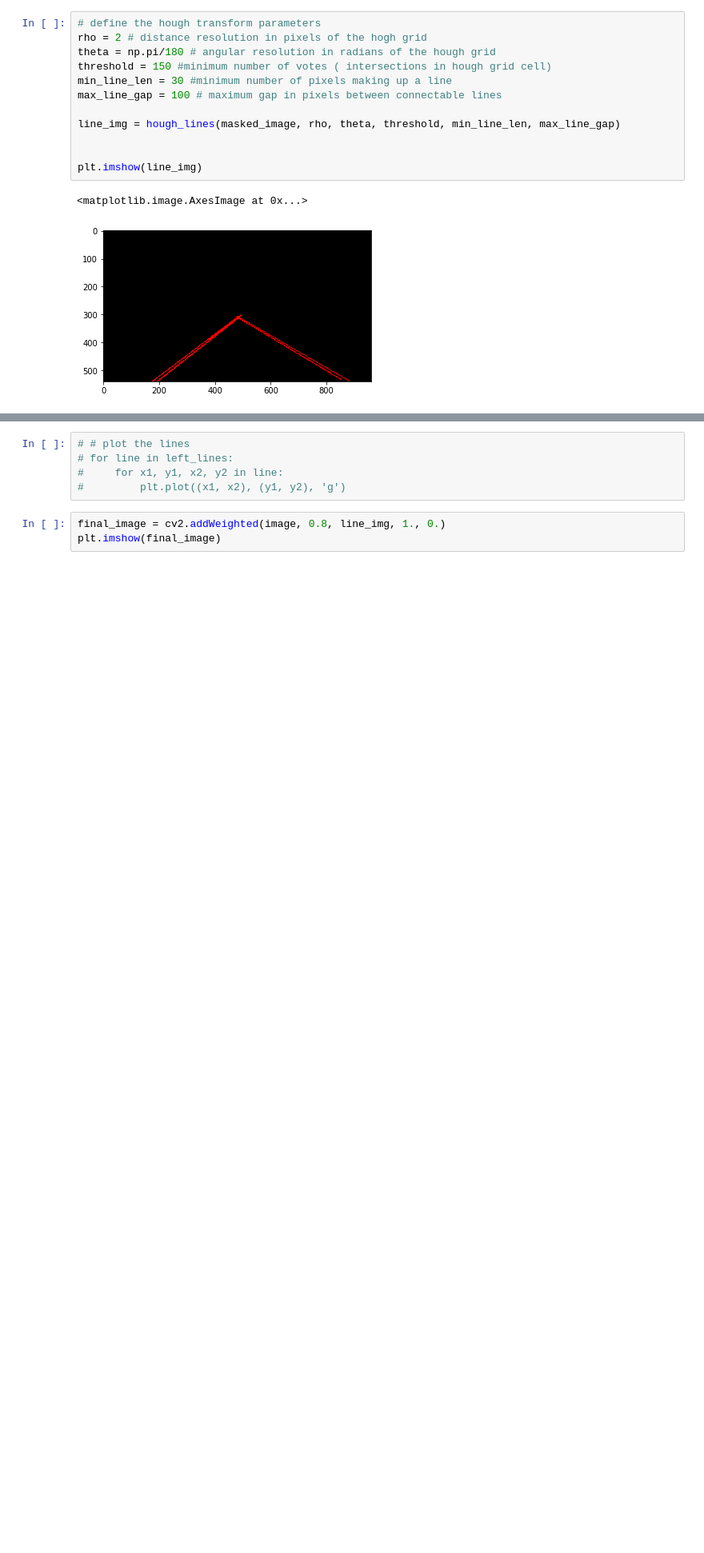
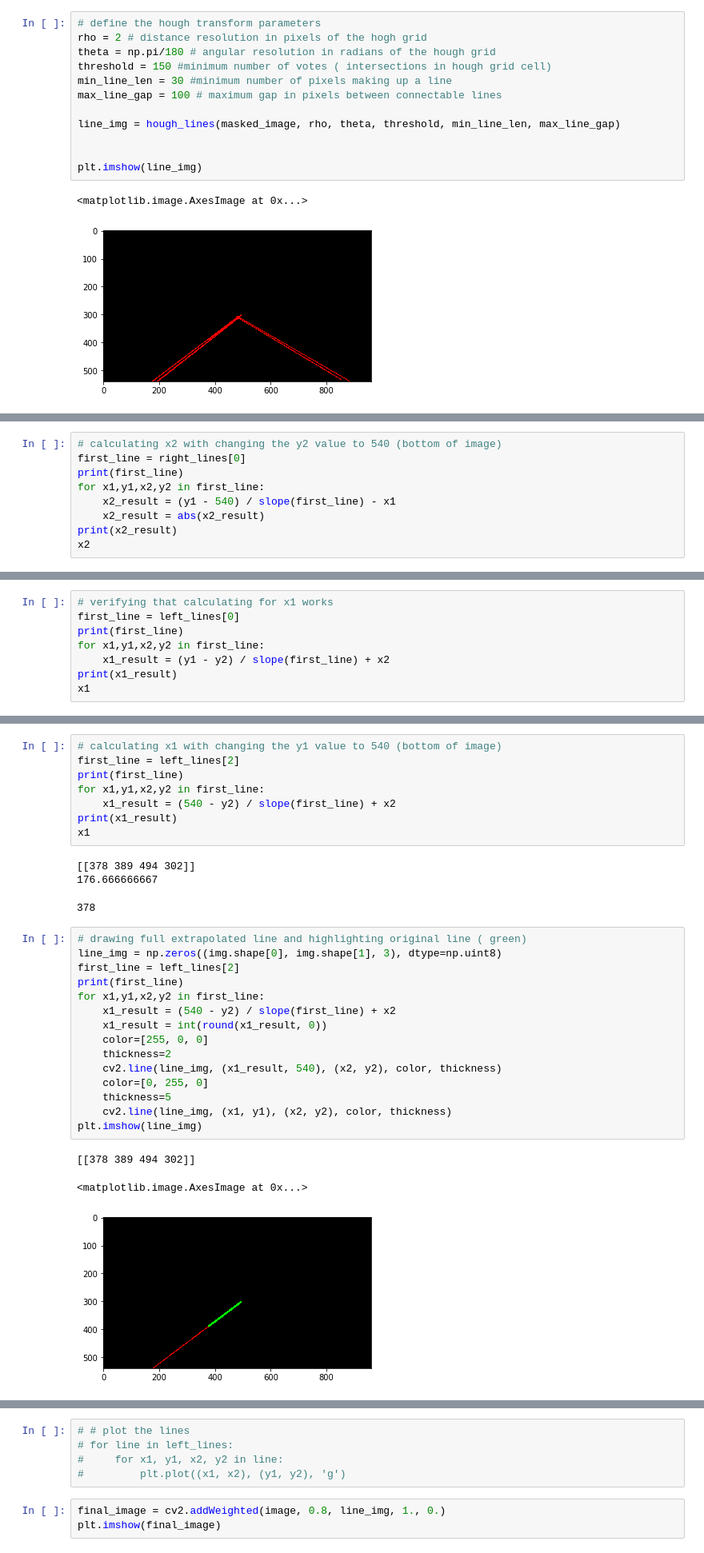
Before and after one commit to c1505/CarND-LaneLines-P1, a Jupyter notebook: P1.ipynb, the cells around one changed output, grey strips where cells are left out. Shown at 80% size. Saved outputs shown, nothing was run; the diff lists cells and outputs as text; blank space fills up the shorter version.

```diff
--- a/P1.ipynb
+++ b/P1.ipynb
@@ -289,0 +326,9 @@ plt.imshow(line_img)
+# %%
+# calculating x2 with changing the y2 value to 540 (bottom of image)
+first_line = right_lines[0]
+print(first_line)
+for x1,y1,x2,y2 in first_line:
+    x2_result = (y1 - 540) / slope(first_line) - x1
+    x2_result = abs(x2_result)
+print(x2_result)
+x2
@@ -289,0 +339,8 @@ plt.imshow(line_img)
+# %%
+# verifying that calculating for x1 works
+first_line = left_lines[0]
+print(first_line)
+for x1,y1,x2,y2 in first_line:
+    x1_result = (y1 - y2) / slope(first_line) + x2
+print(x1_result)
+x1
@@ -289,0 +351,31 @@ plt.imshow(line_img)
+# %%
+# calculating x1 with changing the y1 value to 540 (bottom of image)
+first_line = left_lines[2]
+print(first_line)
+for x1,y1,x2,y2 in first_line:
+    x1_result = (540 - y2) / slope(first_line) + x2
+print(x1_result)
+x1
+# %% [output]
+[[378 389 494 302]]
+176.666666667
+378
+# %%
+# drawing full extrapolated line and highlighting original line ( green)
+line_img = np.zeros((img.shape[0], img.shape[1], 3), dtype=np.uint8)
+first_line = left_lines[2]
+print(first_line)
+for x1,y1,x2,y2 in first_line:
+    x1_result = (540 - y2) / slope(first_line) + x2
+    x1_result = int(round(x1_result, 0))
+    color=[255, 0, 0]
+    thickness=2
+    cv2.line(line_img, (x1_result, 540), (x2, y2), color, thickness)
+    color=[0, 255, 0]
+    thickness=5
+    cv2.line(line_img, (x1, y1), (x2, y2), color, thickness)
+plt.imshow(line_img)
+# %% [output]
+[[378 389 494 302]]
+<matplotlib.image.AxesImage at 0x...>
+[figure, added]
```
Also changed, not shown: parts of 15 cells of this notebook.
